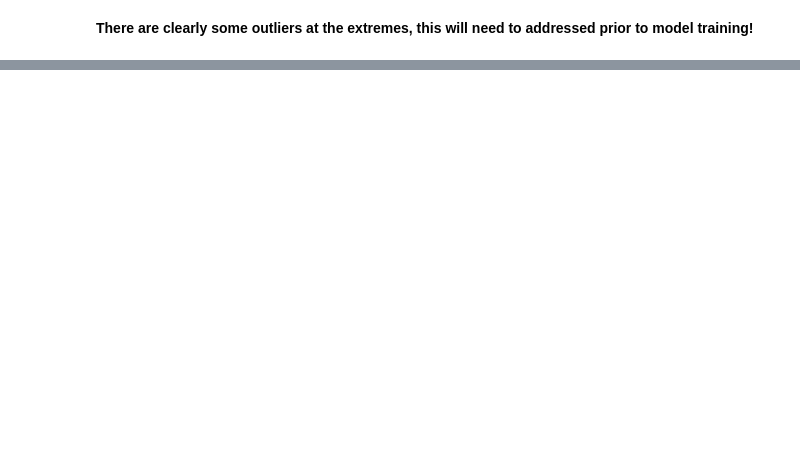
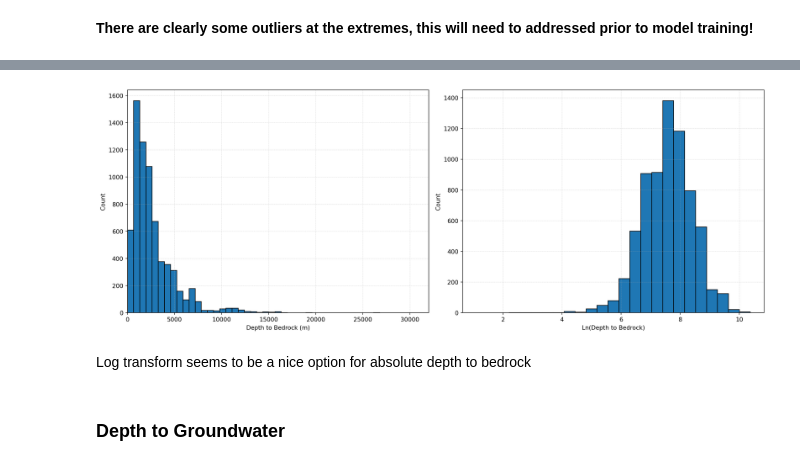
Before and after one commit to ucgmsim/ml_vs30_model, a Jupyter notebook: ml_vs30_model/explore/us_data.ipynb, the cells around one changed output, grey strips where cells are left out. Drawn from its saved outputs; the diff is of its cells as text; code cells hidden in the pictures; blank space fills up the shorter version.

```diff
--- a/ml_vs30_model/explore/us_data.ipynb
+++ b/ml_vs30_model/explore/us_data.ipynb
@@ -36,15 +39,7 @@ usgs_df = pd.read_csv(data_dir / "USGS VS30 compilation 2020.csv", index_col=0).
     "MAX_DEPTH": "max_depth",
 }).drop(columns=["CONTACT", "REFERENCE", "URL", "GEOLOGIC_D", "COMMENTS"])
 # %%
-us_df = pd.read_excel(data_dir / "Residuals - Stacked - 6966plus23 v4.xlsx")
-us_df = us_df.drop(columns=[col for col in us_df.columns if col not in ["Latitude", "Longitude", "Observation (m/s)"]]).rename(columns={
-    "Latitude": "lat",
-    "Longitude": "lon",
-    "Observation (m/s)": "vs30",
-})
-
-# Save
-#us_df.to_csv("/Users/claudy/dev/work/data/vs30/us/geyin_maurer_vs30.csv", index=False)
+us_df = pd.read_parquet("/Users/claudy/dev/work/data/vs30/datasets/geyin_maurer_dataset.parquet")
 # %% [markdown]
 ## Spatial Distribution
 # %%
@@ -98,0 +188,25 @@ fig.tight_layout()
+# %%
+bins = np.linspace(0, 32_000, 50)
+# bins=50
+
+fig, (ax1, ax2) = plt.subplots(1, 2,figsize=(16, 6))
+
+ax1.hist(us_df[vs30.constants.InputVariable.AbsoluteDepthToBedrock], bins=bins, edgecolor='black')
+ax1.grid(linewidth=0.5, alpha=0.5, linestyle="--")
+ax1.set_xlabel("Depth to Bedrock (m)")
+ax1.set_ylabel("Count")
+ax1.set_xlim(bins.min(), bins.max())
+
+ax2.hist(np.log(us_df.loc[us_df[vs30.constants.InputVariable.AbsoluteDepthToBedrock] > 0,vs30.constants.InputVariable.AbsoluteDepthToBedrock].values), bins=25, edgecolor='black')
+ax2.grid(linewidth=0.5, alpha=0.5, linestyle="--")
+ax2.set_xlabel("Ln(Depth to Bedrock)")
+ax2.set_ylabel("Count")
+
+
+fig.tight_layout()
+# %% [output]
+[figure, added]
+# %% [markdown]
+Log transform seems to be a nice option for absolute depth to bedrock
+# %% [markdown]
+### Depth to Groundwater
```
Also changed, not shown: parts of 65 cells of this notebook, 17 other files.
